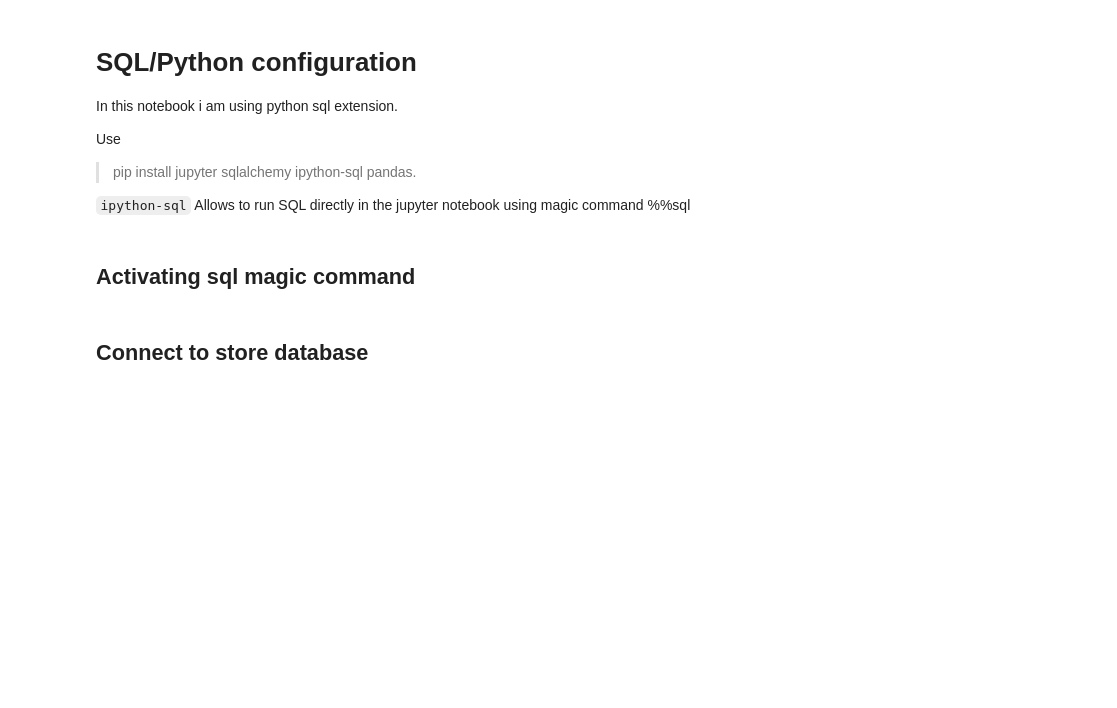
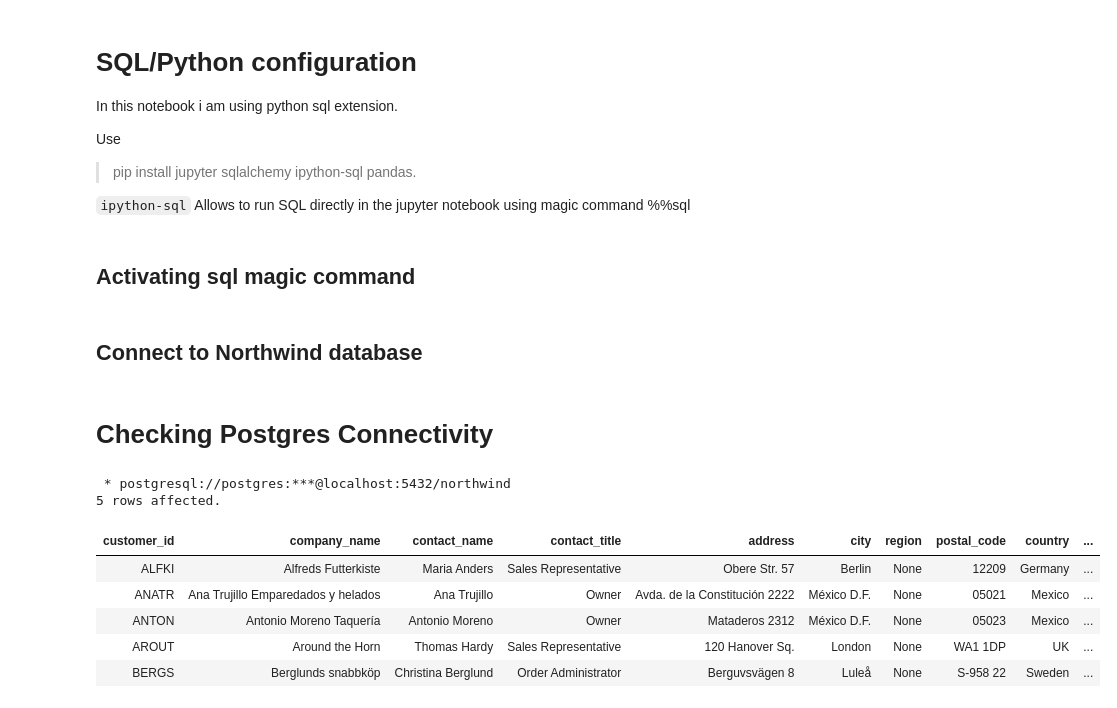
Before and after one commit to TomazFilgueira/Dq_Datascientist, a Jupyter notebook: 5 - Working with Datasources using SQL/5.6 - Window Functions in SQL/Window Function guided project.ipynb, the cells around one changed output. Cells and saved outputs as stored; diff of their text form; code cells hidden in the pictures; blank space fills up the shorter version.

Commit message:
guided project connected to Postgres

```diff
--- a/5 - Working with Datasources using SQL/5.6 - Window Functions in SQL/Window Function guided project.ipynb
+++ b/5 - Working with Datasources using SQL/5.6 - Window Functions in SQL/Window Function guided project.ipynb
@@ -35,4 +35,4 @@ Use
 # %%
 %load_ext sql
 # %% [markdown]
-## Connect to store database
+## Connect to Northwind database
@@ -40,0 +41,14 @@ Use
+# %% [markdown]
+# Checking Postgres Connectivity
+# %%
+%%sql
+SELECT * FROM customers LIMIT 5;
+# %% [output]
+ * postgresql://postgres:***@localhost:5432/northwind
+5 rows affected.
+| customer_id | company_name | contact_name | contact_title | address | city | region | postal_code | country | ... |
+| ALFKI | Alfreds Futterkiste | Maria Anders | Sales Representative | Obere Str. 57 | Berlin | None | 12209 | Germany | ... |
+| ANATR | Ana Trujillo Emparedados y helados | Ana Trujillo | Owner | Avda. de la Constitución 2222 | México D.F. | None | 05021 | Mexico | ... |
+| ANTON | Antonio Moreno Taquería | Antonio Moreno | Owner | Mataderos 2312 | México D.F. | None | 05023 | Mexico | ... |
+| AROUT | Around the Horn | Thomas Hardy | Sales Representative | 120 Hanover Sq. | London | None | WA1 1DP | UK | ... |
+| BERGS | Berglunds snabbköp | Christina Berglund | Order Administrator | Berguvsvägen 8 | Luleå | None | S-958 22 | Sweden | ... |
```
Also changed, not shown: parts of 2 cells of this notebook.
